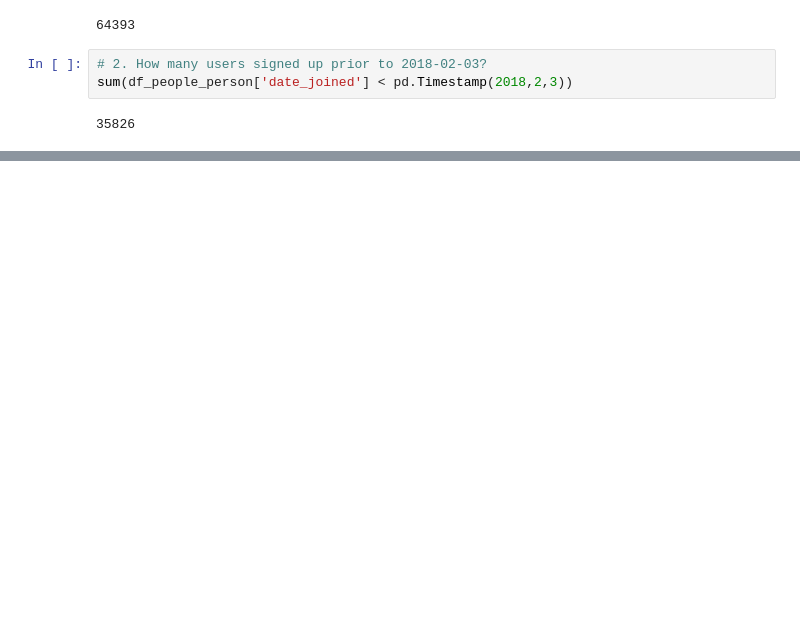
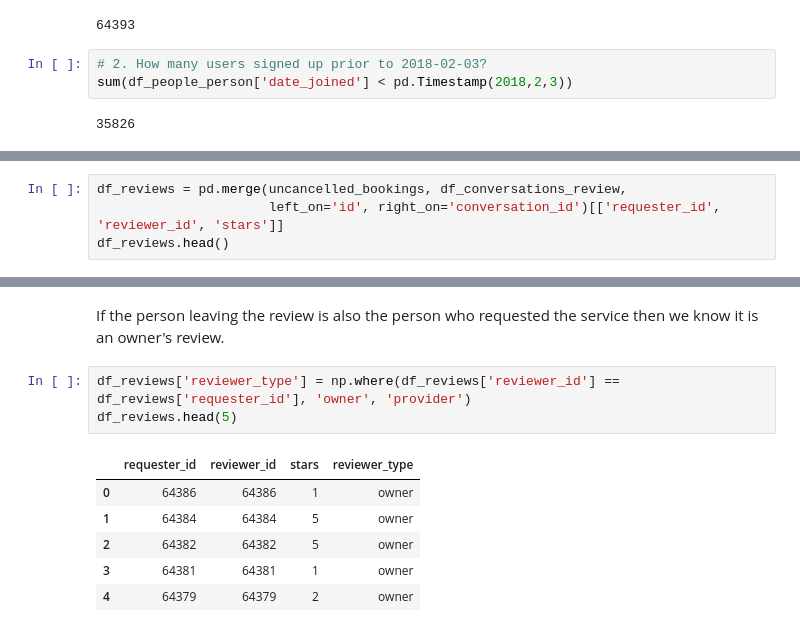
Before and after one commit to Booleans/rover-analytics-assessment, a Jupyter notebook: analysis.ipynb, the cells around one changed output, grey strips where cells are left out. Saved outputs shown, nothing was run; the diff lists cells and outputs as text; blank space fills up the shorter version.

```diff
--- a/analysis.ipynb
+++ b/analysis.ipynb
@@ -257,0 +292,4 @@ round(df_pets.plays_cats.sum()/len(df_pets) * 100, 2)
+# %%
+df_reviews = pd.merge(uncancelled_bookings, df_conversations_review,
+                      left_on='id', right_on='conversation_id')[['requester_id', 'reviewer_id', 'stars']]
+df_reviews.head()
@@ -257,0 +303,12 @@ round(df_pets.plays_cats.sum()/len(df_pets) * 100, 2)
+# %% [markdown]
+If the person leaving the review is also the person who requested the service then we know it is an owner's review.
+# %%
+df_reviews['reviewer_type'] = np.where(df_reviews['reviewer_id'] == df_reviews['requester_id'], 'owner', 'provider')
+df_reviews.head(5)
+# %% [output]
+|  | requester_id | reviewer_id | stars | reviewer_type |
+| 0 | 64386 | 64386 | 1 | owner |
+| 1 | 64384 | 64384 | 5 | owner |
+| 2 | 64382 | 64382 | 5 | owner |
+| 3 | 64381 | 64381 | 1 | owner |
+| 4 | 64379 | 64379 | 2 | owner |
```
Also changed, not shown: parts of 20 cells of this notebook.
